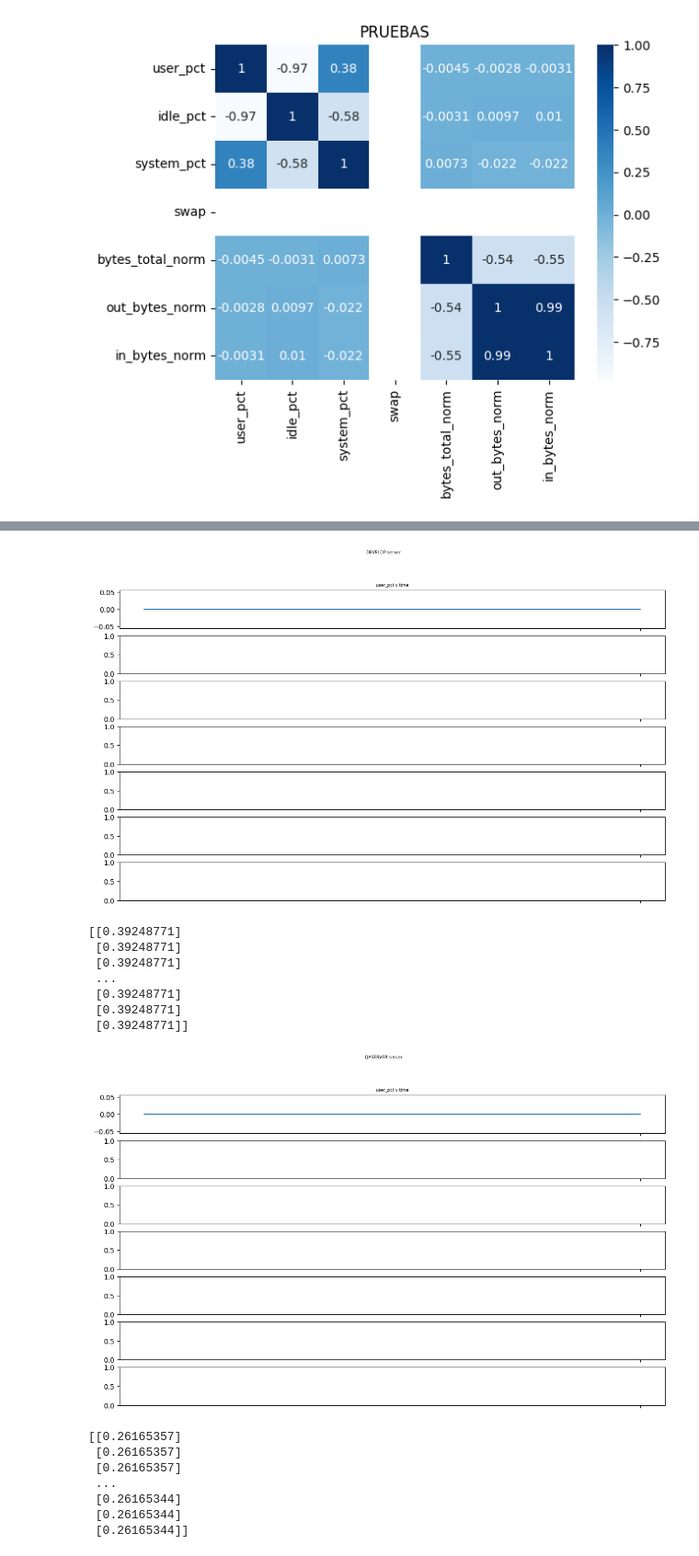
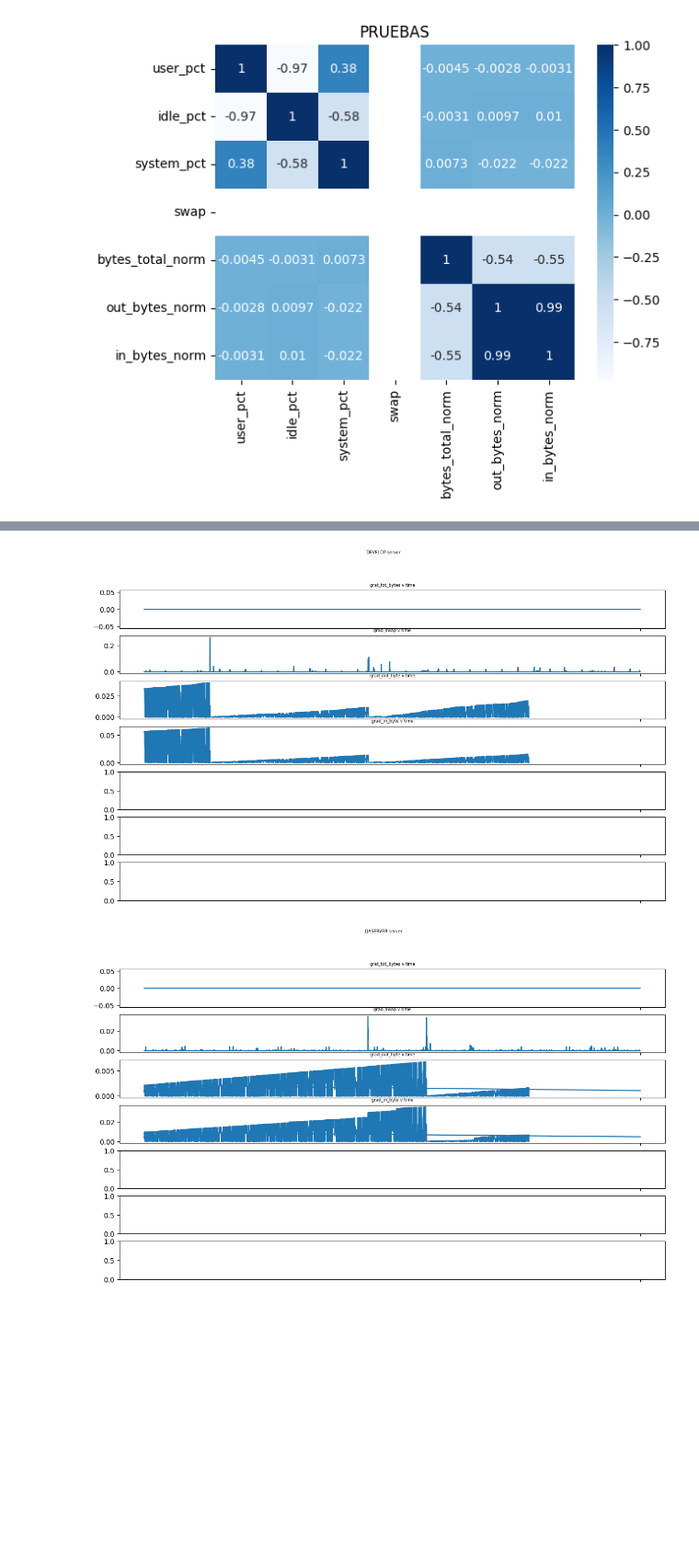
Before and after one commit to ModifiedBear/DSC-Datathon, a Jupyter notebook: RETIME.ipynb, the cells around one changed output, grey strips where cells are left out. Shown at 92% size. Saved outputs shown, nothing was run; the diff lists cells and outputs as text; code cells hidden in the pictures; blank space fills up the shorter version.

```diff
--- a/RETIME.ipynb
+++ b/RETIME.ipynb
@@ -96,6 +96,7 @@ def plot(name):
         else:
             N_bytes_total_norm[i] = bytes_total_norm[i]
     N_bytes_total_norm[0] = N_bytes_total_norm[1]
+    N_swap[0] = N_swap[1]
 
     grad_tot_byte = np.abs(np.gradient(N_bytes_total_norm[C_bytes_tot+1:].flatten()))
     grad_swap = np.abs(np.gradient(N_swap[C_swap + 1:].flatten()))
@@ -104,16 +105,16 @@ def plot(name):
     fig.suptitle(name + " server",fontsize = 6)
 
     ax1.plot(time[C_bytes_tot+1:], grad_tot_byte)
-    ax1.set_title("user_pct v time",fontsize = 6)
+    ax1.set_title("grat_tot_bytes v time",fontsize = 6)
 
-    # ax2.plot(time, idle_pct[1:])
-    # ax2.set_title("idle_pct v time",fontsize = 6)
+    ax2.plot(time[C_swap+1:], grad_swap)
+    ax2.set_title("grad_swap v time",fontsize = 6)
 
-    # ax3.plot(time, grad_tot_byte)
-    # ax3.set_title("grad_tot_byte v time",fontsize = 6)
+    ax3.plot(time[C_bytes_out:], N_out_bytes[C_bytes_out:])
+    ax3.set_title("grad_out_byte v time",fontsize = 6)
 
-    # ax4.plot(time, N_bytes_total_norm[1:])
-    # ax4.set_title("bytes_total_norm v time",fontsize = 6)
+    ax4.plot(time[C_bytes_in:], N_in_bytes[C_bytes_in:])
+    ax4.set_title("grad_in_byte v time",fontsize = 6)
 
     # ax5.plot(time, grad_swap)
     # ax5.set_title("grad_swap v time",fontsize = 6)
@@ -146,16 +140,2 @@ start()
-[figure, old version]
+[figure, new version]
-[[0.39248771]
- [0.39248771]
- [0.39248771]
- ...
- [0.39248771]
- [0.39248771]
- [0.39248771]]
-[figure, old version]
+[figure, new version]
-[[0.26165357]
- [0.26165357]
- [0.26165357]
- ...
- [0.26165344]
- [0.26165344]
- [0.26165344]]
```
Also changed, not shown: parts of 1 cell of this notebook.
